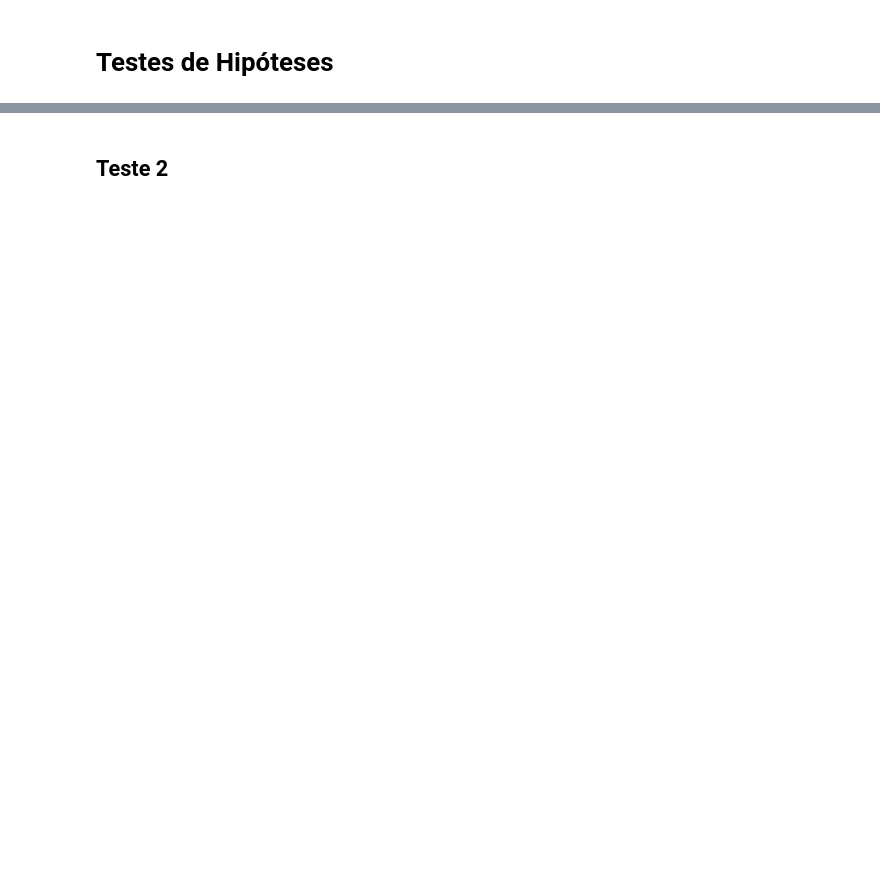
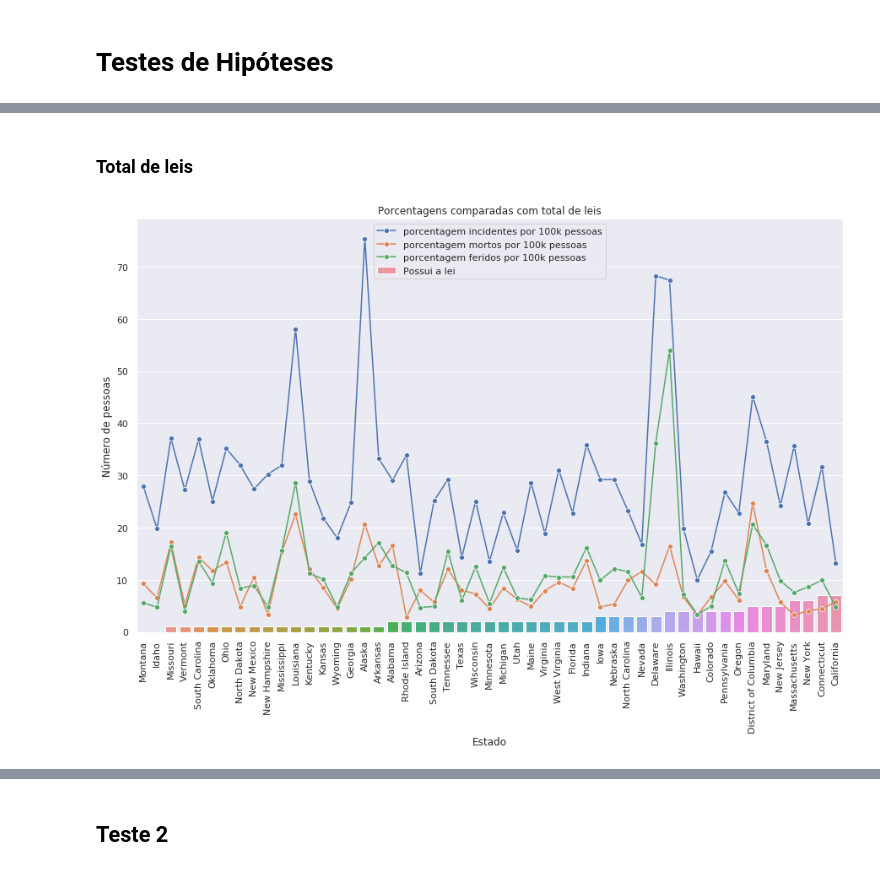
Before and after one commit to PedroPrisxzma/DataScience-Project, a Jupyter notebook: notebooks/Hypothesis_Tests.ipynb, the cells around one changed output, grey strips where cells are left out. Drawn from its saved outputs; the diff is of its cells as text; code cells hidden in the pictures; blank space fills up the shorter version.

```diff
--- a/notebooks/Hypothesis_Tests.ipynb
+++ b/notebooks/Hypothesis_Tests.ipynb
@@ -46,24 +47,3 @@ states['porcent_incidents'] = (states['number_of_incidents']/ states['mean_pop']
 states['porcent_injured'] = (states['n_injured']/ states['mean_pop']) * 100000
 # Column counting the number of laws a state has adopted
 states['total_leis'] = (states.iloc[:, 8:15].sum(axis=1))
-
-#Plot cordering by total_leis
-states = states.sort_values(['total_leis'])
-sns.lineplot(x='state', y='porcent_incidents', marker='o',
-                     data=states, label='porcentagem incidentes por 100k pessoas', sort=False)
-sns.lineplot(x='state', y='porcent_killed', marker='o',
-                     data=states, label='porcentagem mortos por 100k pessoas', sort=False)
-sns.lineplot(x='state', y='porcent_injured', marker='o',
-                     data=states, label='porcentagem feridos por 100k pessoas', sort=False)
-sns.barplot(x='state', y='total_leis',
-                     data=states, label='total de leis')
-# Título do plot
-plt.title("Porcentagens comparadas com total de leis")
-# Nome do eixo x
-plt.xlabel('Estado')
-# Nome do eixo y
-plt.ylabel('Número de pessoas')
-# Rotaciona nomes no eixo x
-plt.xticks(rotation=90)
-plt.legend()
-plt.show()
@@ -73,0 +70,28 @@ Como observado no gráfico, não existe uma relação direta entre o número de
+# %%
+def plot_column(s, states):
+    #Plot cordering by total_leis
+    states = states.sort_values([s])
+    sns.lineplot(x='state', y='porcent_incidents', marker='o',
+                         data=states, label='porcentagem incidentes por 100k pessoas', sort=False)
+    sns.lineplot(x='state', y='porcent_killed', marker='o',
+                         data=states, label='porcentagem mortos por 100k pessoas', sort=False)
+    sns.lineplot(x='state', y='porcent_injured', marker='o',
+                         data=states, label='porcentagem feridos por 100k pessoas', sort=False)
+    sns.barplot(x='state', y=s,
+                         data=states, label='Possui a lei')
+    # Título do plot
+    plt.title("Porcentagens comparadas com total de leis")
+    # Nome do eixo x
+    plt.xlabel('Estado')
+    # Nome do eixo y
+    plt.ylabel('Número de pessoas')
+    # Rotaciona nomes no eixo x
+    plt.xticks(rotation=90)
+    plt.legend()
+    plt.show()
+# %% [markdown]
+### Total de leis
+# %%
+plot_column('total_leis', states)
+# %% [output]
+[figure, added]
```
Also changed, not shown: parts of 28 cells of this notebook.
